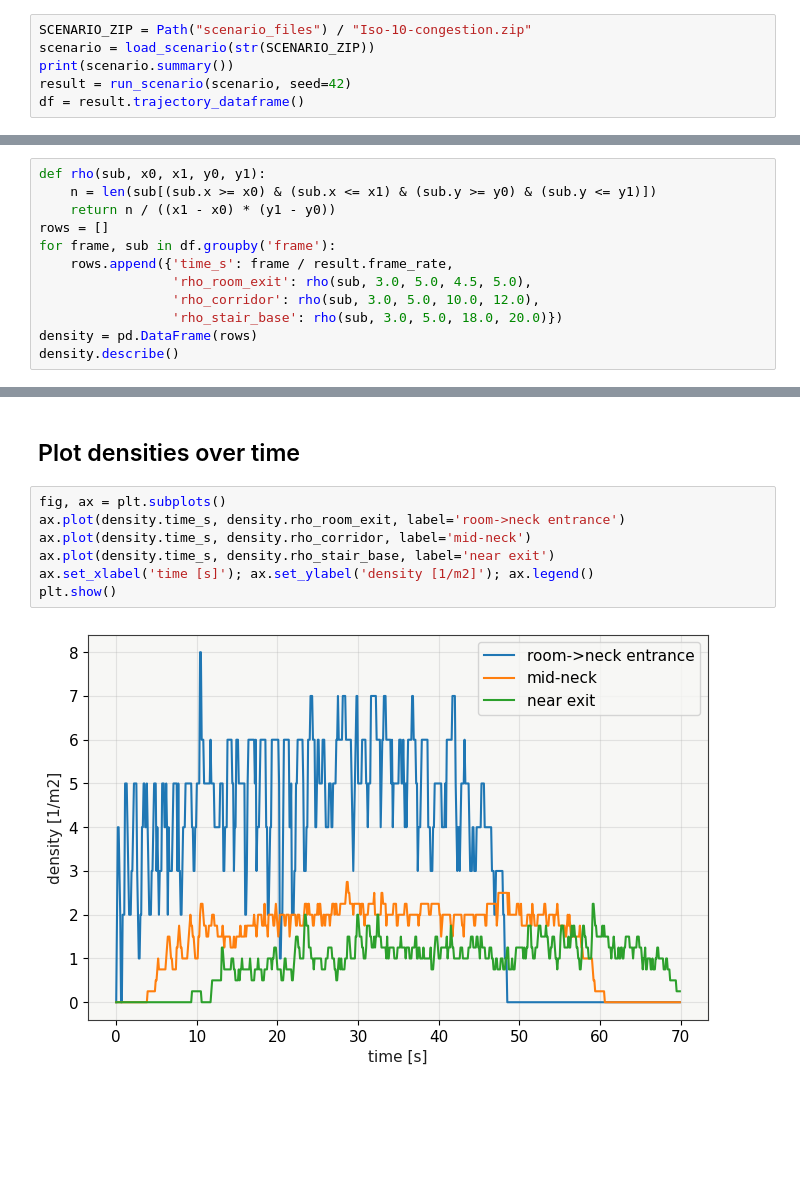
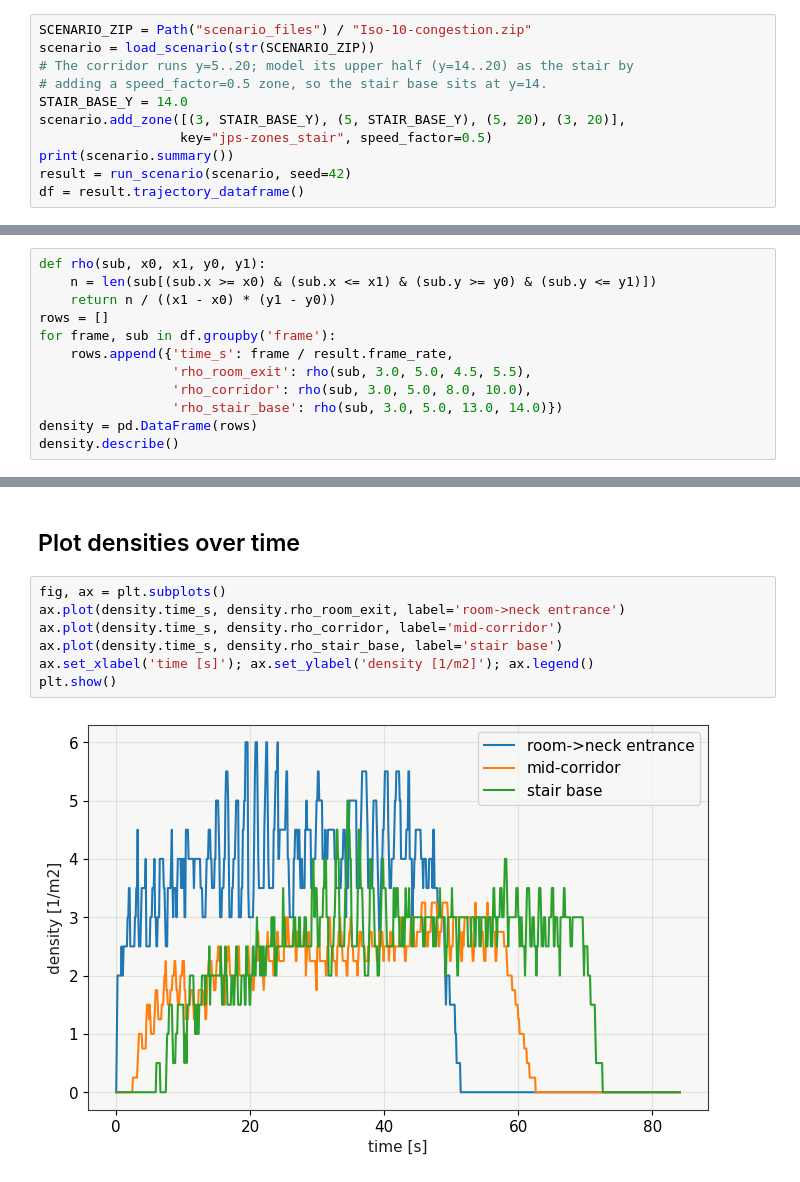
Before and after one commit to PedestrianDynamics/Web-Based-Jupedsim-issues, a Jupyter notebook: standards/iso/iso10_congestion.ipynb, the cells around one changed output, grey strips where cells are left out. Saved outputs shown, nothing was run; the diff lists cells and outputs as text; blank space fills up the shorter version.

```diff
--- a/standards/iso/iso10_congestion.ipynb
+++ b/standards/iso/iso10_congestion.ipynb
@@ -31,6 +31,11 @@ plt.rcParams.update({
 # %%
 SCENARIO_ZIP = Path("scenario_files") / "Iso-10-congestion.zip"
 scenario = load_scenario(str(SCENARIO_ZIP))
+# The corridor runs y=5..20; model its upper half (y=14..20) as the stair by
+# adding a speed_factor=0.5 zone, so the stair base sits at y=14.
+STAIR_BASE_Y = 14.0
+scenario.add_zone([(3, STAIR_BASE_Y), (5, STAIR_BASE_Y), (5, 20), (3, 20)],
+                  key="jps-zones_stair", speed_factor=0.5)
 print(scenario.summary())
 result = run_scenario(scenario, seed=42)
 df = result.trajectory_dataframe()
@@ -58,9 +65,9 @@ def rho(sub, x0, x1, y0, y1):
 rows = []
 for frame, sub in df.groupby('frame'):
     rows.append({'time_s': frame / result.frame_rate,
-                 'rho_room_exit': rho(sub, 3.0, 5.0, 4.5, 5.0),
-                 'rho_corridor': rho(sub, 3.0, 5.0, 10.0, 12.0),
-                 'rho_stair_base': rho(sub, 3.0, 5.0, 18.0, 20.0)})
+                 'rho_room_exit': rho(sub, 3.0, 5.0, 4.5, 5.5),
+                 'rho_corridor': rho(sub, 3.0, 5.0, 8.0, 10.0),
+                 'rho_stair_base': rho(sub, 3.0, 5.0, 13.0, 14.0)})
 density = pd.DataFrame(rows)
 density.describe()
 # %% [output]
@@ -78,12 +86,12 @@ density.describe()
 # %%
 fig, ax = plt.subplots()
 ax.plot(density.time_s, density.rho_room_exit, label='room->neck entrance')
-ax.plot(density.time_s, density.rho_corridor, label='mid-neck')
-ax.plot(density.time_s, density.rho_stair_base, label='near exit')
+ax.plot(density.time_s, density.rho_corridor, label='mid-corridor')
+ax.plot(density.time_s, density.rho_stair_base, label='stair base')
 ax.set_xlabel('time [s]'); ax.set_ylabel('density [1/m2]'); ax.legend()
 plt.show()
 # %% [output]
-[figure, old version]
+[figure, new version]
 # %% [markdown]
 ## Acceptance
 
```
Also changed, not shown: parts of 7 cells of this notebook, 2 other files.
